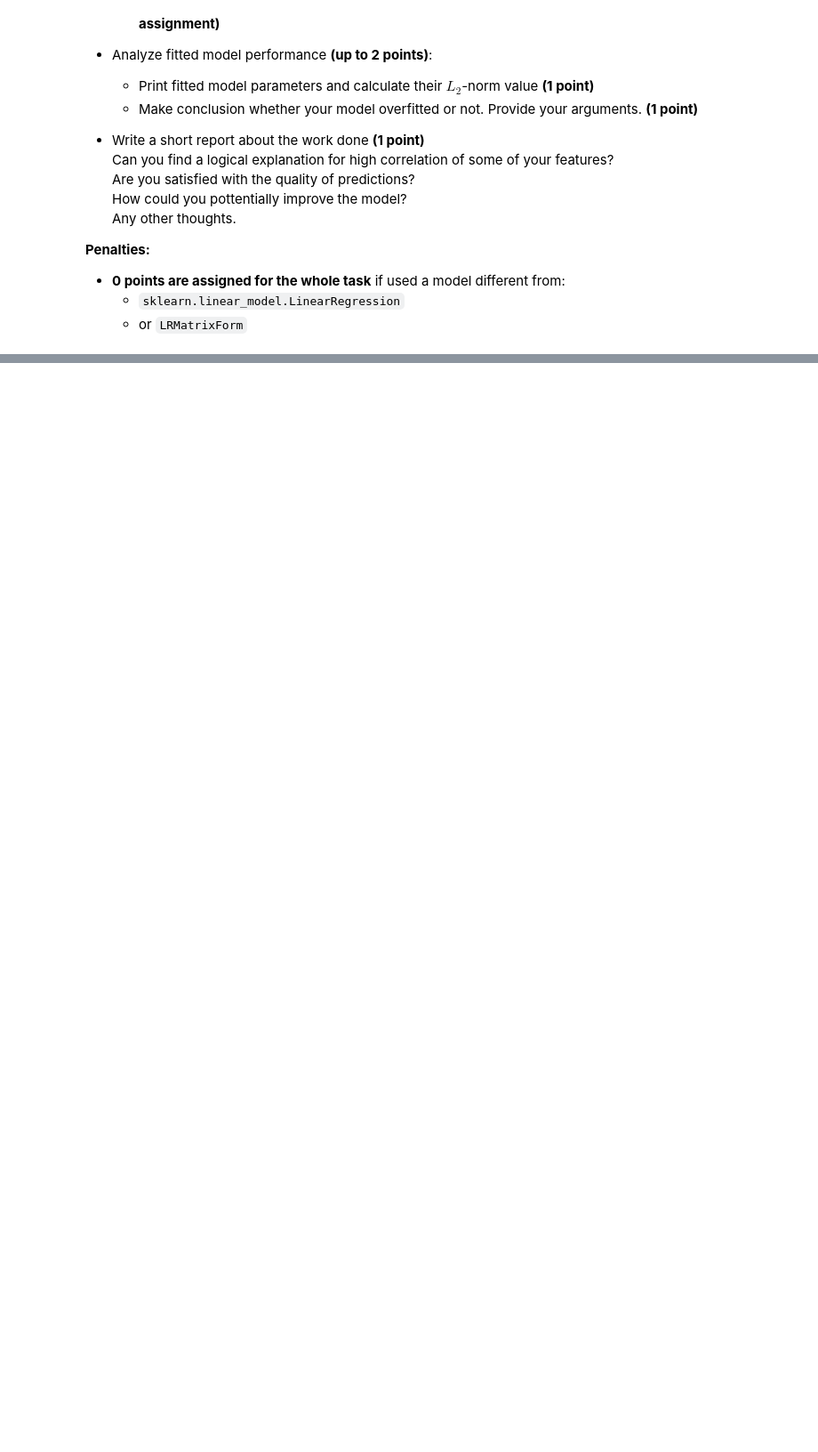
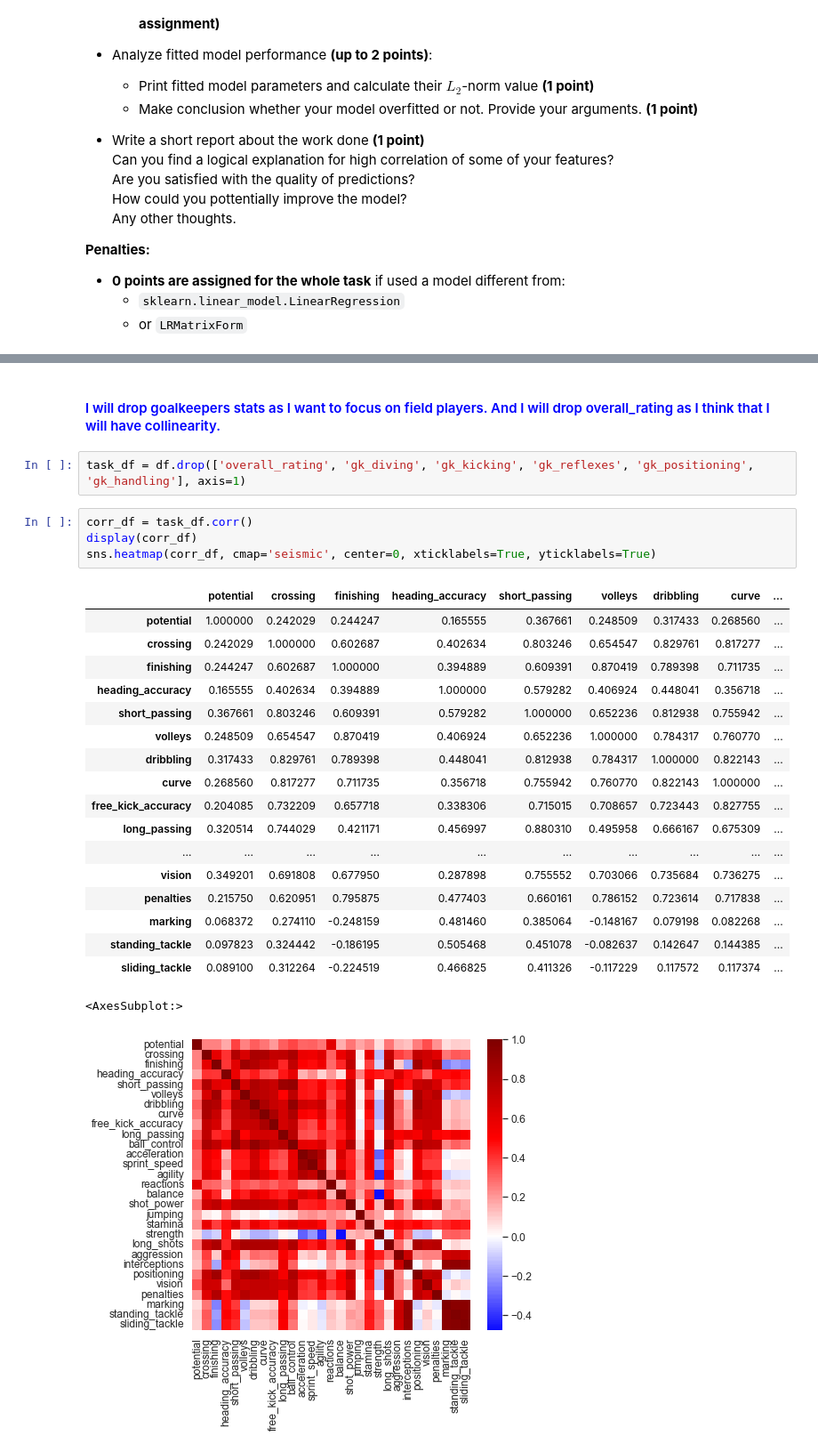
Before and after one commit to codekot/linear_regression, a Jupyter notebook: linear_regression.ipynb, the cells around one changed output, grey strips where cells are left out. Shown at 89% size. Saved outputs shown, nothing was run; the diff lists cells and outputs as text; blank space fills up the shorter version.

```diff
--- a/linear_regression.ipynb
+++ b/linear_regression.ipynb
@@ -1592,0 +1765,28 @@ Steps you need to follow:
+# %% [markdown]
+#### <font color='blue'>I will drop goalkeepers stats as I want to focus on field players. And I will drop overall_rating as I think that I will have collinearity.
+# %%
+task_df = df.drop(['overall_rating', 'gk_diving', 'gk_kicking', 'gk_reflexes', 'gk_positioning', 'gk_handling'], axis=1)
+# %%
+corr_df = task_df.corr()
+display(corr_df)
+sns.heatmap(corr_df, cmap='seismic', center=0, xticklabels=True, yticklabels=True)
+# %% [output]
+|  | potential | crossing | finishing | heading_accuracy | short_passing | volleys | dribbling | curve | ... |
+| potential | 1.000000 | 0.242029 | 0.244247 | 0.165555 | 0.367661 | 0.248509 | 0.317433 | 0.268560 | ... |
+| crossing | 0.242029 | 1.000000 | 0.602687 | 0.402634 | 0.803246 | 0.654547 | 0.829761 | 0.817277 | ... |
+| finishing | 0.244247 | 0.602687 | 1.000000 | 0.394889 | 0.609391 | 0.870419 | 0.789398 | 0.711735 | ... |
+| heading_accuracy | 0.165555 | 0.402634 | 0.394889 | 1.000000 | 0.579282 | 0.406924 | 0.448041 | 0.356718 | ... |
+| short_passing | 0.367661 | 0.803246 | 0.609391 | 0.579282 | 1.000000 | 0.652236 | 0.812938 | 0.755942 | ... |
+| volleys | 0.248509 | 0.654547 | 0.870419 | 0.406924 | 0.652236 | 1.000000 | 0.784317 | 0.760770 | ... |
+| dribbling | 0.317433 | 0.829761 | 0.789398 | 0.448041 | 0.812938 | 0.784317 | 1.000000 | 0.822143 | ... |
+| curve | 0.268560 | 0.817277 | 0.711735 | 0.356718 | 0.755942 | 0.760770 | 0.822143 | 1.000000 | ... |
+| free_kick_accuracy | 0.204085 | 0.732209 | 0.657718 | 0.338306 | 0.715015 | 0.708657 | 0.723443 | 0.827755 | ... |
+| long_passing | 0.320514 | 0.744029 | 0.421171 | 0.456997 | 0.880310 | 0.495958 | 0.666167 | 0.675309 | ... |
+| ... | ... | ... | ... | ... | ... | ... | ... | ... | ... |
+| vision | 0.349201 | 0.691808 | 0.677950 | 0.287898 | 0.755552 | 0.703066 | 0.735684 | 0.736275 | ... |
+| penalties | 0.215750 | 0.620951 | 0.795875 | 0.477403 | 0.660161 | 0.786152 | 0.723614 | 0.717838 | ... |
+| marking | 0.068372 | 0.274110 | -0.248159 | 0.481460 | 0.385064 | -0.148167 | 0.079198 | 0.082268 | ... |
+| standing_tackle | 0.097823 | 0.324442 | -0.186195 | 0.505468 | 0.451078 | -0.082637 | 0.142647 | 0.144385 | ... |
+| sliding_tackle | 0.089100 | 0.312264 | -0.224519 | 0.466825 | 0.411326 | -0.117229 | 0.117572 | 0.117374 | ... |
+<AxesSubplot:>
+[figure, added]
```
Also changed, not shown: parts of 60 cells of this notebook.
